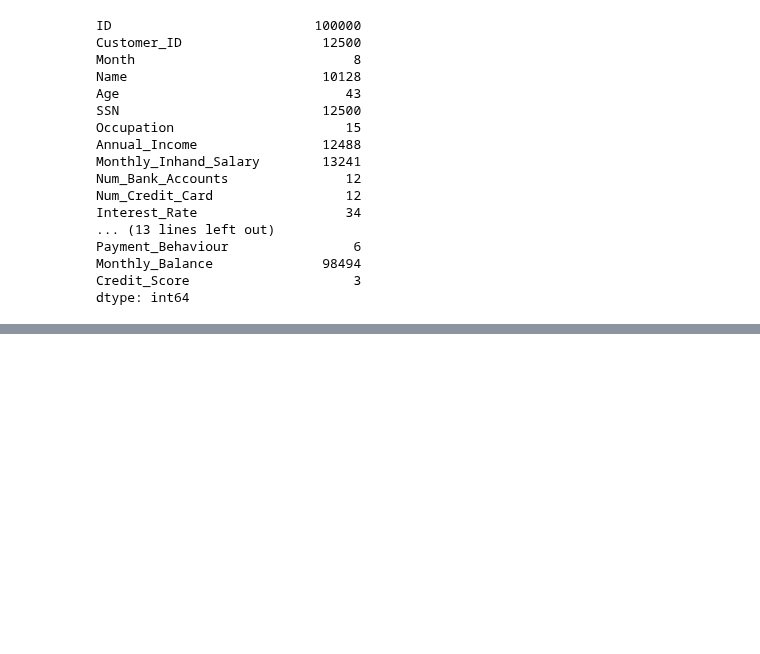
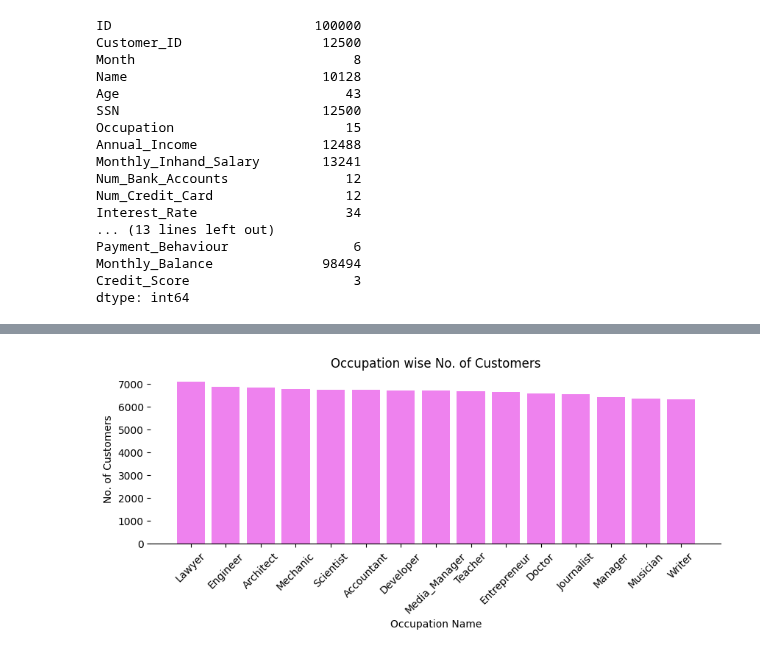
Before and after one commit to maheshkshi400/juypter, a Jupyter notebook: Data analytics/project/bank_fraud_analysis/Bank_fraud_analysis.ipynb, the cells around one changed output, grey strips where cells are left out. Drawn from its saved outputs; the diff is of its cells as text; code cells hidden in the pictures; blank space fills up the shorter version.

```diff
--- a/Data analytics/project/bank_fraud_analysis/Bank_fraud_analysis.ipynb
+++ b/Data analytics/project/bank_fraud_analysis/Bank_fraud_analysis.ipynb
@@ -113,0 +366,19 @@ data['Age']=data['Age'].astype(int)
+# %%
+fig, ax = plt.subplots(figsize=(10, 3))
+
+ax.bar(
+    x=Occoupation_wise_no_of_customers.index.astype(str),
+    height=Occoupation_wise_no_of_customers.values,
+    color='violet'
+)
+
+ax.set_xlabel('Occupation Name')
+ax.set_ylabel('No. of Customers')
+ax.set_title('Occupation wise No. of Customers')
+
+ax.spines[['top', 'right', 'left']].set_visible(False)
+plt.xticks(rotation=45)
+
+plt.show()
+# %% [output]
+[figure, added]
```
Also changed, not shown: parts of 25 cells of this notebook, 9 other files.
